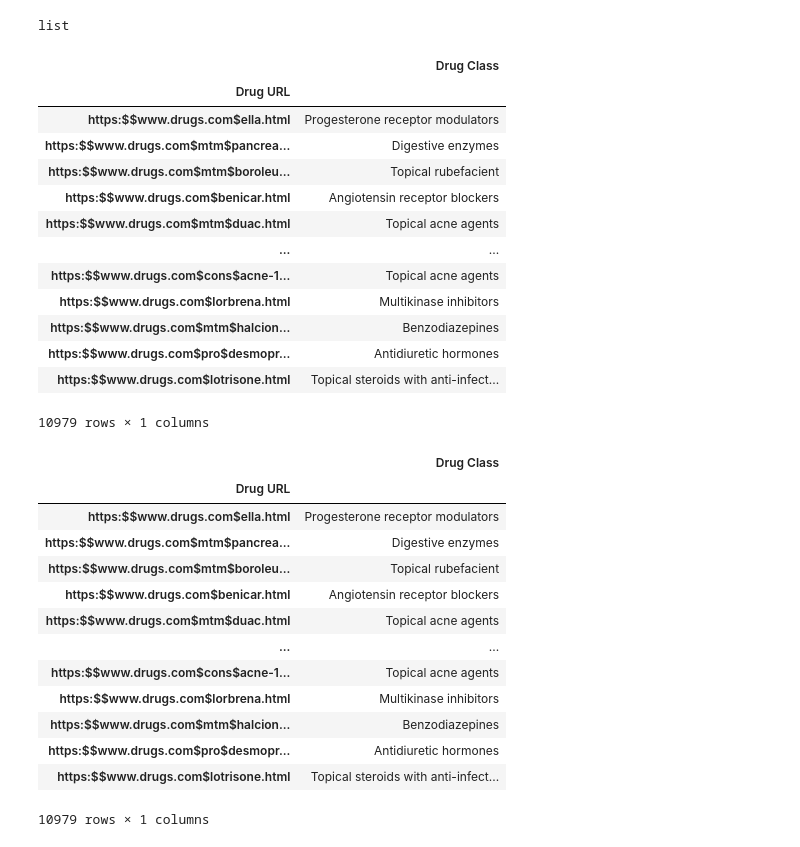
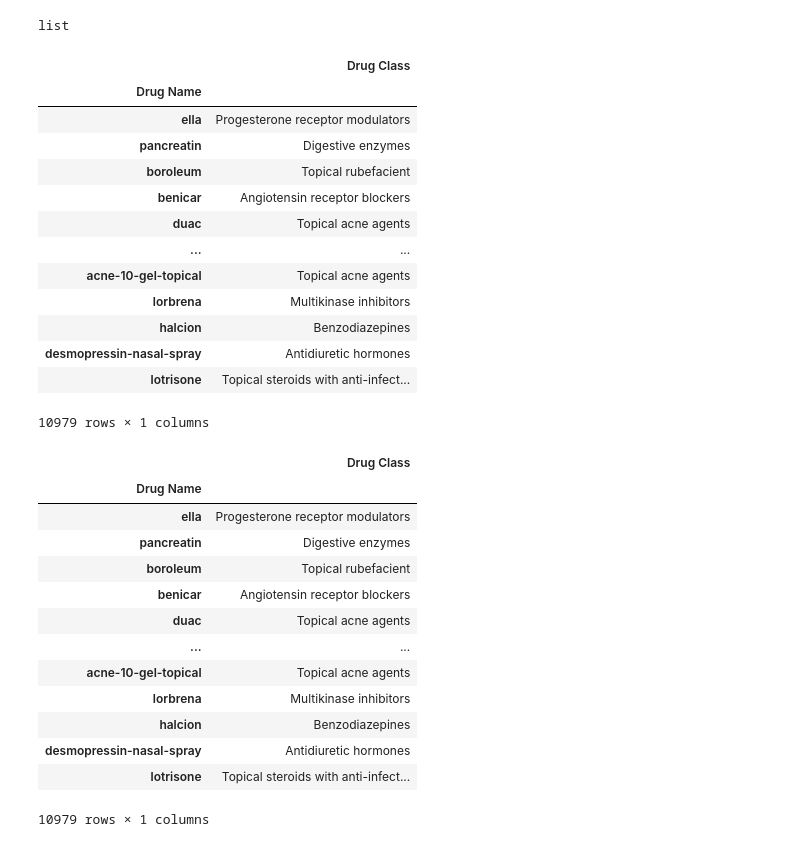
Before and after one commit to ariellubonja/drugs-embedding, a Jupyter notebook: Bio_ClinicalBERT-embeddings.ipynb, the cells around one changed output. Cells and saved outputs as stored; diff of their text form; code cells hidden in the pictures.

```diff
--- a/Bio_ClinicalBERT-embeddings.ipynb
+++ b/Bio_ClinicalBERT-embeddings.ipynb
@@ -460,40 +460,40 @@ df.index = new_index
 list
 # %%
 df = df.rename(columns={0: "Drug Class"})
-df.index.name = "Drug URL"
+df.index.name = "Drug Name"
 df
 # %% [output]
 |  | Drug Class |
-| Drug URL |  |
-| https:$$www.drugs.com$ella.html | Progesterone receptor modulators |
-| https:$$www.drugs.com$mtm$pancrea... | Digestive enzymes |
-| https:$$www.drugs.com$mtm$boroleu... | Topical rubefacient |
-| https:$$www.drugs.com$benicar.html | Angiotensin receptor blockers |
-| https:$$www.drugs.com$mtm$duac.html | Topical acne agents |
+| Drug Name |  |
+| ella | Progesterone receptor modulators |
+| pancreatin | Digestive enzymes |
+| boroleum | Topical rubefacient |
+| benicar | Angiotensin receptor blockers |
+| duac | Topical acne agents |
 | ... | ... |
-| https:$$www.drugs.com$cons$acne-1... | Topical acne agents |
-| https:$$www.drugs.com$lorbrena.html | Multikinase inhibitors |
-| https:$$www.drugs.com$mtm$halcion... | Benzodiazepines |
-| https:$$www.drugs.com$pro$desmopr... | Antidiuretic hormones |
-| https:$$www.drugs.com$lotrisone.html | Topical steroids with anti-infect... |
+| acne-10-gel-topical | Topical acne agents |
+| lorbrena | Multikinase inhibitors |
+| halcion | Benzodiazepines |
+| desmopressin-nasal-spray | Antidiuretic hormones |
+| lotrisone | Topical steroids with anti-infect... |
 10979 rows × 1 columns
 # %%
 # df.to_csv("outputs/drug-classes.csv")
 # %%
-drug_classes_df = pd.read_csv("outputs/drug-classes.csv", index_col="Drug URL")
-drug_classes_df
+df = pd.read_csv("outputs/drug-classes.csv", index_col=0)#, index_col="Drug Name")
+df
 # %% [output]
 |  | Drug Class |
-| Drug URL |  |
-| https:$$www.drugs.com$ella.html | Progesterone receptor modulators |
-| https:$$www.drugs.com$mtm$pancrea... | Digestive enzymes |
-| https:$$www.drugs.com$mtm$boroleu... | Topical rubefacient |
-| https:$$www.drugs.com$benicar.html | Angiotensin receptor blockers |
-| https:$$www.drugs.com$mtm$duac.html | Topical acne agents |
+| Drug Name |  |
+| ella | Progesterone receptor modulators |
+| pancreatin | Digestive enzymes |
+| boroleum | Topical rubefacient |
+| benicar | Angiotensin receptor blockers |
+| duac | Topical acne agents |
 | ... | ... |
-| https:$$www.drugs.com$cons$acne-1... | Topical acne agents |
-| https:$$www.drugs.com$lorbrena.html | Multikinase inhibitors |
-| https:$$www.drugs.com$mtm$halcion... | Benzodiazepines |
-| https:$$www.drugs.com$pro$desmopr... | Antidiuretic hormones |
-| https:$$www.drugs.com$lotrisone.html | Topical steroids with anti-infect... |
+| acne-10-gel-topical | Topical acne agents |
+| lorbrena | Multikinase inhibitors |
+| halcion | Benzodiazepines |
+| desmopressin-nasal-spray | Antidiuretic hormones |
+| lotrisone | Topical steroids with anti-infect... |
 10979 rows × 1 columns
```
Also changed, not shown: 1 other file.
